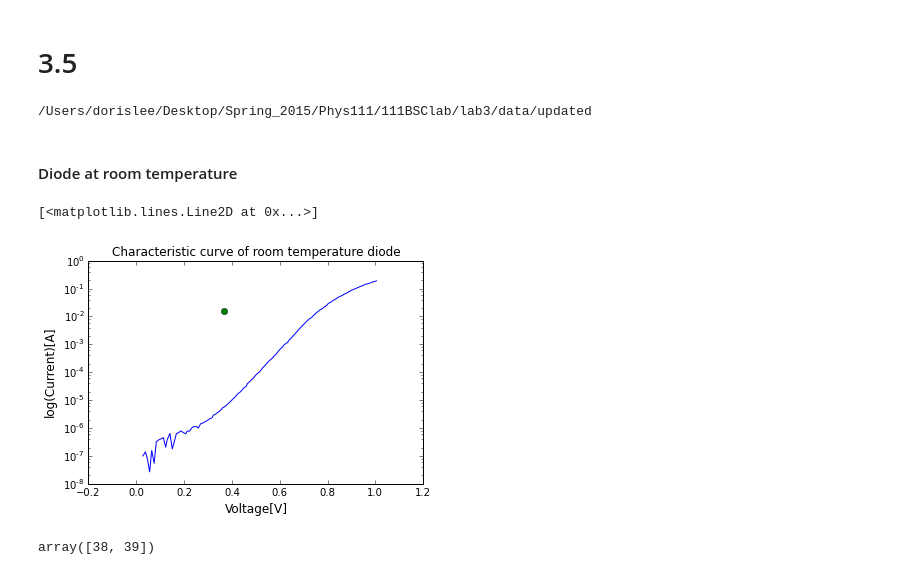
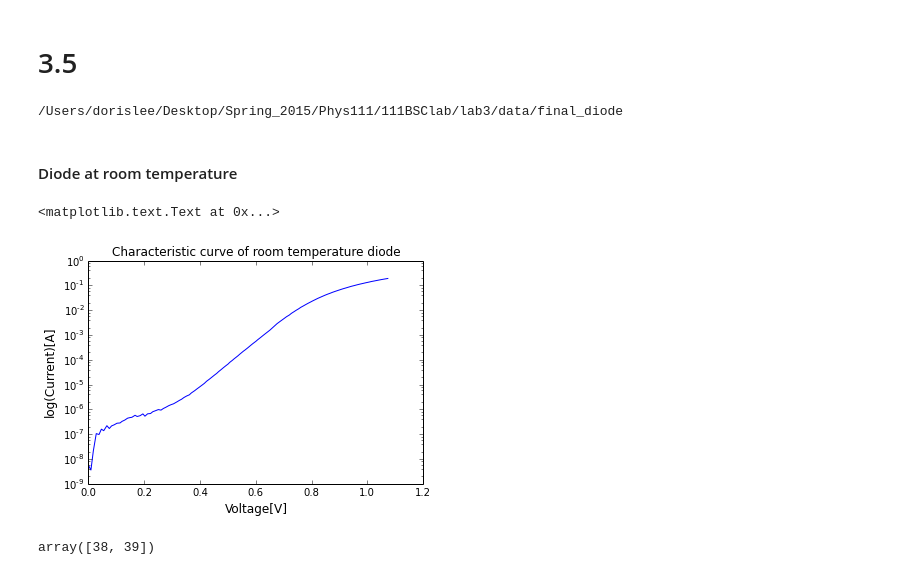
Before and after one commit to dorisjlee/111BSClab, a Jupyter notebook: lab3/Lab3.ipynb, the cells around one changed output. Cells and saved outputs as stored; diff of their text form; code cells hidden in the pictures.

```diff
--- a/lab3/Lab3.ipynb
+++ b/lab3/Lab3.ipynb
@@ -95,33 +95,32 @@ plt.xlabel("Voltage[mV]",fontsize=12)
 # %% [markdown]
 # 3.5
 # %%
-cd updated/
+cd ../final_diode/
 # %% [output]
-/Users/dorislee/Desktop/Spring_2015/Phys111/111BSClab/lab3/data/updated
+/Users/dorislee/Desktop/Spring_2015/Phys111/111BSClab/lab3/data/final_diode
 # %% [markdown]
 #### Diode at room temperature
 # %%
 data= np.loadtxt("Diode.dat")#,delimiter=" ")
 v_diode = data[::,0]
 i_diode = data[::,1]
 # plt.plot(v_diode,i_diode,'-')
 # plt.plot(v_diode,i_diode,'o')
 # plt.figure()
 # plt.loglog(v_diode,i_diode,'-')
 # plt.loglog(v_diode,i_diode,'o')
 # plt.figure()
 plt.semilogy(v_diode,i_diode,'-')
 #data from 3.4
 # v2 = [368e-3,376e-3,392e-3,400e-3,404e-3]
 # i2 = [11.05e-3,11.10e-3,11.06e-3,11.09e-3,11.12e-3]
 # plt.semilogy(v2,i2,'o',color='red')
 plt.title("Characteristic curve of room temperature diode",fontsize=12)
 plt.ylabel("log(Current)[A]",fontsize=12)
 plt.xlabel("Voltage[V]",fontsize=12)
-plt.plot(0.368,0.015,'o')
 # %% [output]
-[<matplotlib.lines.Line2D at 0x...>]
+<matplotlib.text.Text at 0x...>
-[figure, old version]
+[figure, new version]
 # %%
 # data= np.loadtxt("diode.csv",delimiter=",",dtype="string")
 # parsed1 =[float(i) for i in data[::,0] ]
```
Also changed, not shown: parts of 2 cells of this notebook, 1 other file.
